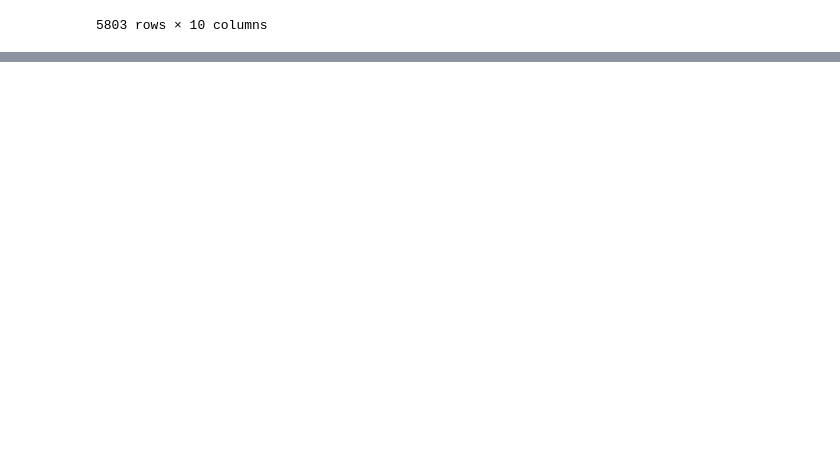
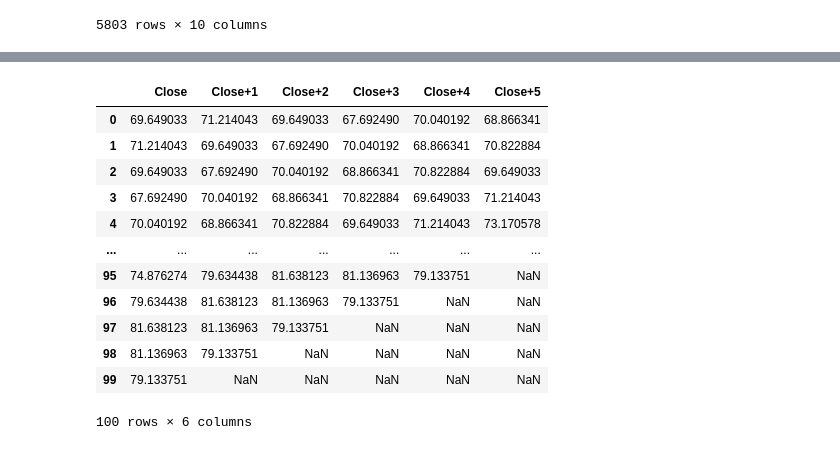
Before and after one commit to nianyiii/Python_AI, a Jupyter notebook: [3]ML_Application_Development/Day10_20220420_循環神經網路（RNN）.ipynb, the cells around one changed output, grey strips where cells are left out. Saved outputs shown, nothing was run; the diff lists cells and outputs as text; code cells hidden in the pictures; blank space fills up the shorter version.

```diff
--- a/[3]ML_Application_Development/Day10_20220420_循環神經網路（RNN）.ipynb
+++ b/[3]ML_Application_Development/Day10_20220420_循環神經網路（RNN）.ipynb
@@ -926,0 +928,11 @@ data_plot
+# %%
+from pandas_datareader import data as pdr
+import yfinance as yf
+
+yf.pdr_override()
+predict_days = 6
+df = pdr.get_data_yahoo('2330.tw', start = '1999-01-01', end = '2023-04-20')
+data = df.reset_index()
+data['TickerId']   = '2330'
+data['TickerName'] = '台積電'
+data[-9:]
@@ -926,0 +976,23 @@ data_plot
+# %%
+# 後面天數會有NaN
+tsmc = data[['Close']][:100]
+tsmc['Close+1'] = tsmc.Close.shift(-1)
+tsmc['Close+2'] = tsmc.Close.shift(-2)
+tsmc['Close+3'] = tsmc.Close.shift(-3)
+tsmc['Close+4'] = tsmc.Close.shift(-4)
+tsmc['Close+5'] = tsmc.Close.shift(-5)
+tsmc[:]
+# %% [output]
+|  | Close | Close+1 | Close+2 | Close+3 | Close+4 | Close+5 |
+| 0 | 69.649033 | 71.214043 | 69.649033 | 67.692490 | 70.040192 | 68.866341 |
+| 1 | 71.214043 | 69.649033 | 67.692490 | 70.040192 | 68.866341 | 70.822884 |
+| 2 | 69.649033 | 67.692490 | 70.040192 | 68.866341 | 70.822884 | 69.649033 |
+| 3 | 67.692490 | 70.040192 | 68.866341 | 70.822884 | 69.649033 | 71.214043 |
+| 4 | 70.040192 | 68.866341 | 70.822884 | 69.649033 | 71.214043 | 73.170578 |
+| ... | ... | ... | ... | ... | ... | ... |
+| 95 | 74.876274 | 79.634438 | 81.638123 | 81.136963 | 79.133751 | NaN |
+| 96 | 79.634438 | 81.638123 | 81.136963 | 79.133751 | NaN | NaN |
+| 97 | 81.638123 | 81.136963 | 79.133751 | NaN | NaN | NaN |
+| 98 | 81.136963 | 79.133751 | NaN | NaN | NaN | NaN |
+| 99 | 79.133751 | NaN | NaN | NaN | NaN | NaN |
+100 rows × 6 columns
```
Also changed, not shown: parts of 27 cells of this notebook.
